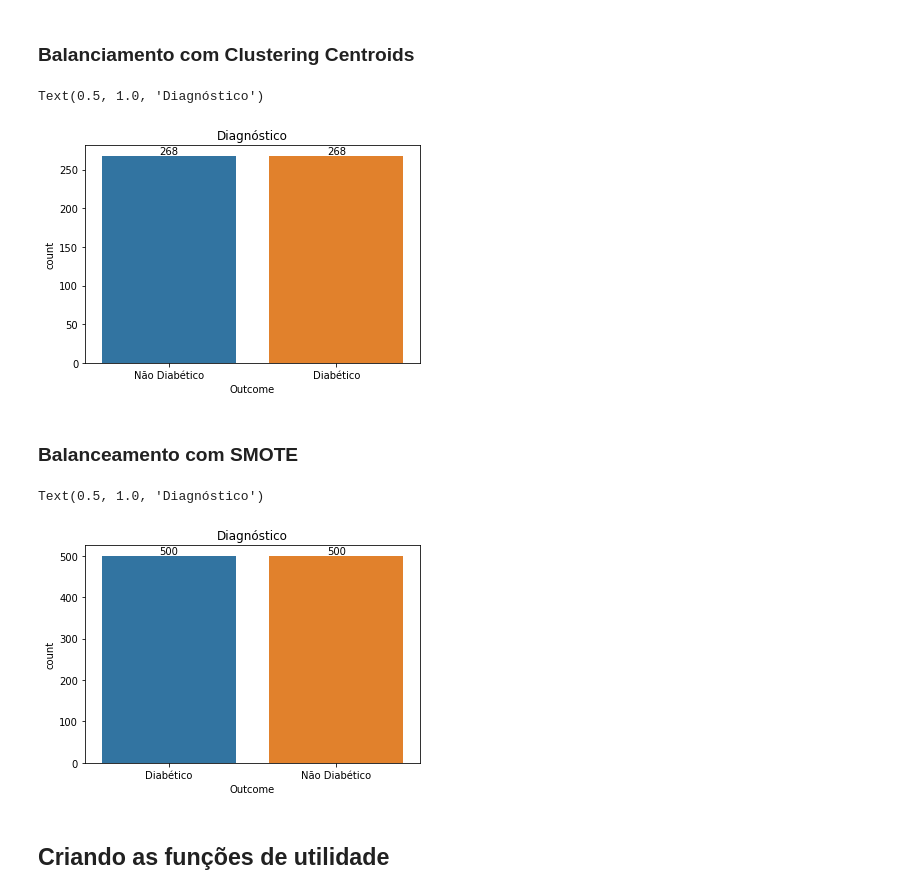
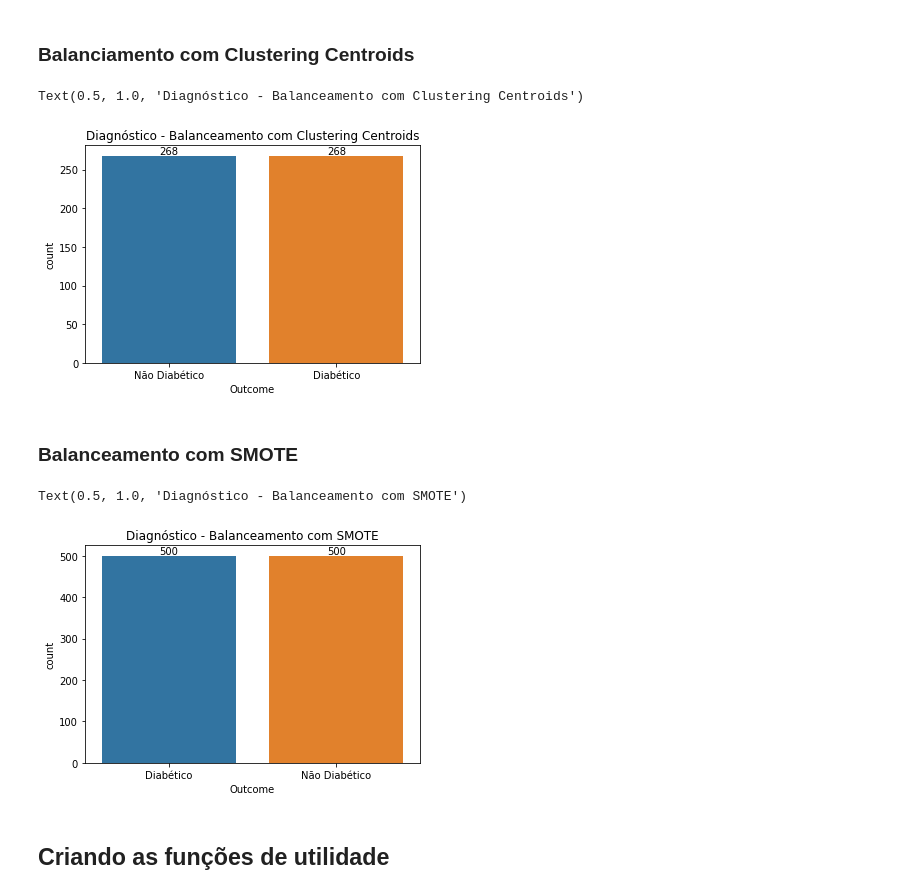
Before and after one commit to Marcellofabrizio/Notebooks, a Jupyter notebook: Pima Indians Diabetes Database/ClassifierComparison.ipynb, the cells around one changed output. Cells and saved outputs as stored; diff of their text form; code cells hidden in the pictures.

```diff
--- a/Pima Indians Diabetes Database/ClassifierComparison.ipynb
+++ b/Pima Indians Diabetes Database/ClassifierComparison.ipynb
@@ -190,25 +191,25 @@ Como podemos ver, existe um desbalanceamento nas classes presentes no dataset, p
 # %%
 # Balaceamento dos dados com Clustering centroids
 from imblearn.under_sampling import ClusterCentroids
 
 cc = ClusterCentroids(random_state=42)
 X_cc, y_cc = cc.fit_resample(X, y)
 
 plt.figure()
 ax = sb.countplot(
     x = 'Outcome',
     data = y_cc.replace({
         'Outcome': {
             0: 'Não Diabético',
             1: 'Diabético'
         }
     })
 )
 ax.bar_label(ax.containers[0])
-ax.set_title('Diagnóstico')
+ax.set_title('Diagnóstico - Balanceamento com Clustering Centroids')
 # %% [output]
-Text(0.5, 1.0, 'Diagnóstico')
+Text(0.5, 1.0, 'Diagnóstico - Balanceamento com Clustering Centroids')
-[figure, old version]
+[figure, new version]
 # %% [markdown]
 ### Balanceamento com SMOTE
 # %%
@@ -229,10 +230,10 @@ ax = sb.countplot(
     })
 )
 ax.bar_label(ax.containers[0])
-ax.set_title('Diagnóstico')
+ax.set_title('Diagnóstico - Balanceamento com SMOTE')
 # %% [output]
-Text(0.5, 1.0, 'Diagnóstico')
+Text(0.5, 1.0, 'Diagnóstico - Balanceamento com SMOTE')
-[figure, old version]
+[figure, new version]
 # %% [markdown]
 ## Criando as funções de utilidade
 # %%
```
Also changed, not shown: parts of 20 cells of this notebook, 1 other file.
